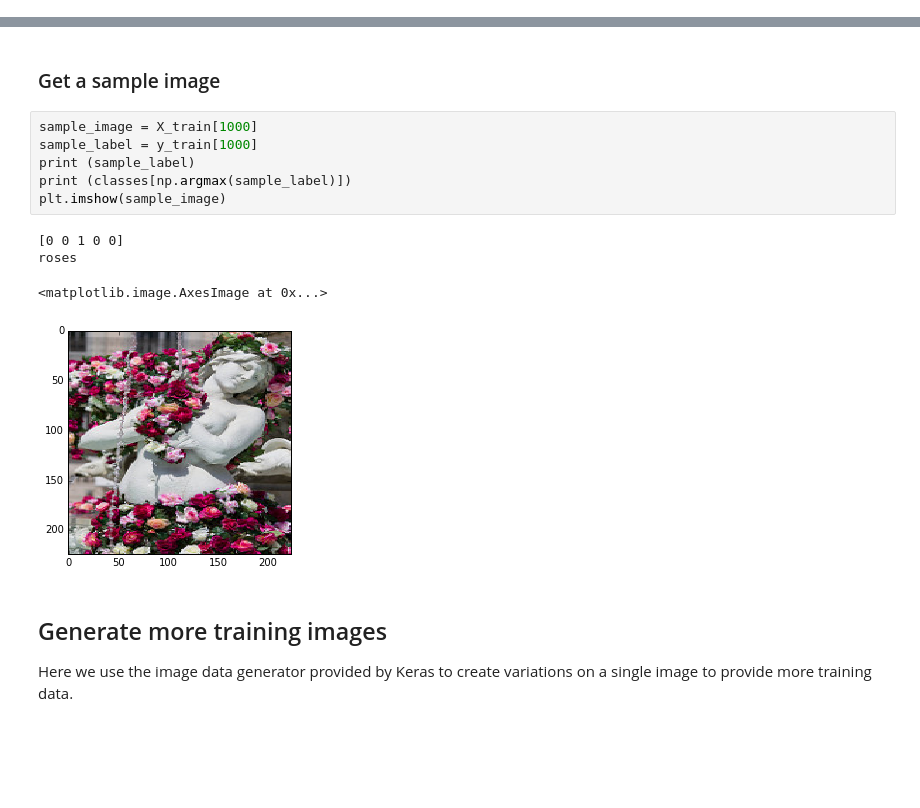
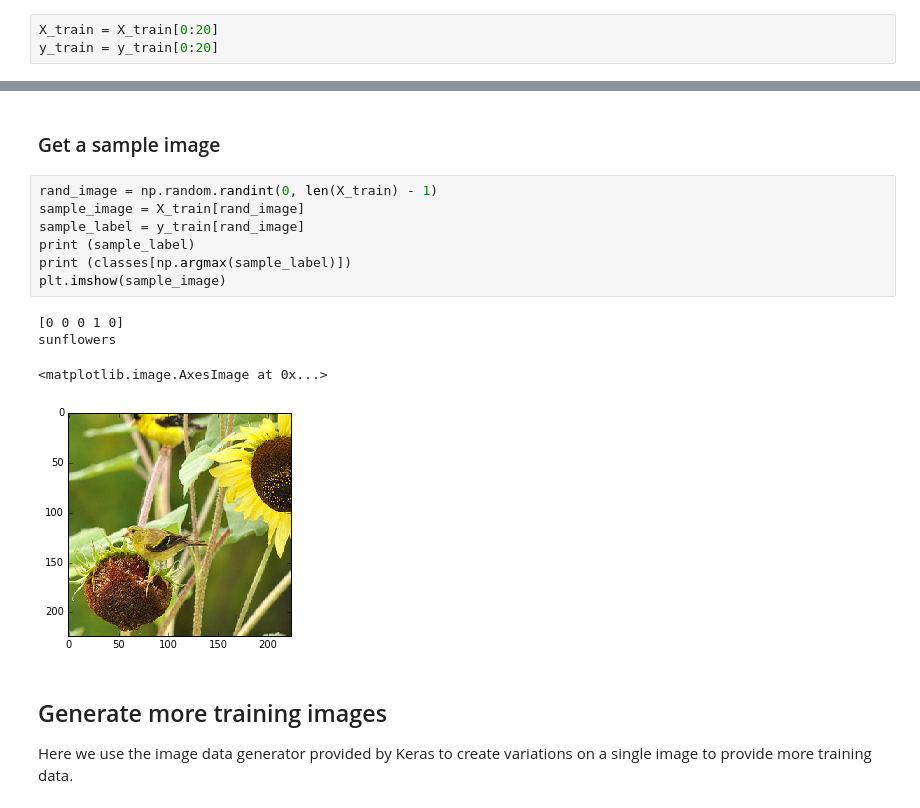
Before and after one commit to nmaiorana/incremental-dynamic-learning, a Jupyter notebook: idl-keras-vgg.ipynb, the cells around one changed output, grey strips where cells are left out. Cells and saved outputs as stored; diff of their text form; blank space fills up the shorter version.

```diff
--- a/idl-keras-vgg.ipynb
+++ b/idl-keras-vgg.ipynb
@@ -420,3 +409,6 @@ X_test_conv = data_load['X_test_conv']
+# %%
+X_train = X_train[0:20]
+y_train = y_train[0:20]
 # %% [markdown]
 ### Build initial models
 # %%
@@ -426,16 +418,17 @@ full_model = build_full_model(conv_model, classification_model)
 # %% [markdown]
 ### Get a sample image
 # %%
-sample_image = X_train[1000]
-sample_label = y_train[1000]
+rand_image = np.random.randint(0, len(X_train) - 1)
+sample_image = X_train[rand_image]
+sample_label = y_train[rand_image]
 print (sample_label)
 print (classes[np.argmax(sample_label)])
 plt.imshow(sample_image)
 # %% [output]
-[0 0 1 0 0]
-roses
+[0 0 0 1 0]
+sunflowers
 <matplotlib.image.AxesImage at 0x...>
-[figure, old version]
+[figure, new version]
 # %% [markdown]
 ## Generate more training images
 
```
Also changed, not shown: parts of 13 cells of this notebook, 1 other file.
